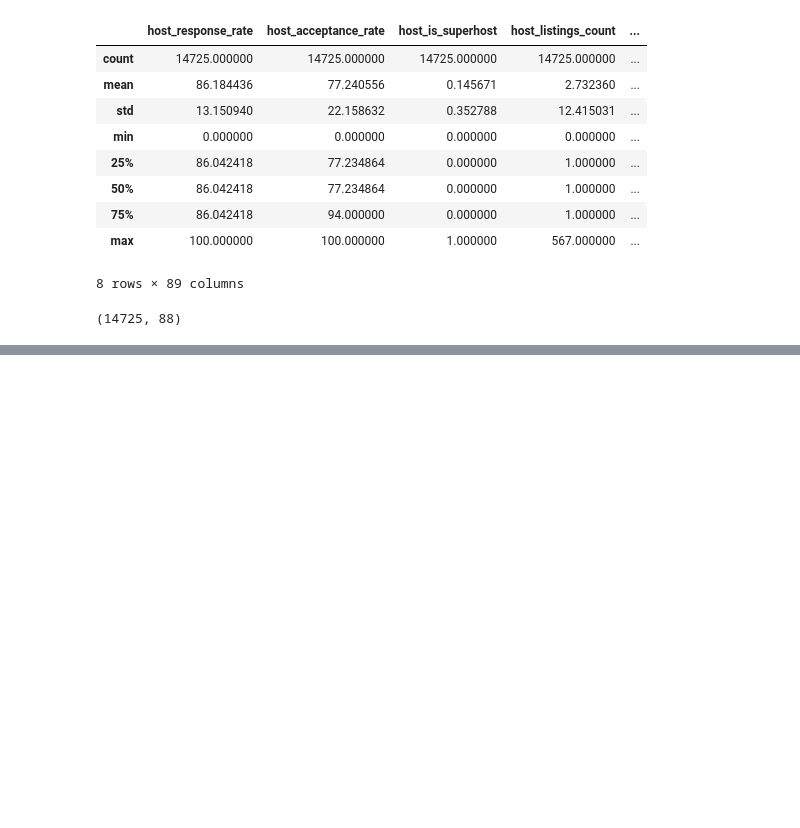
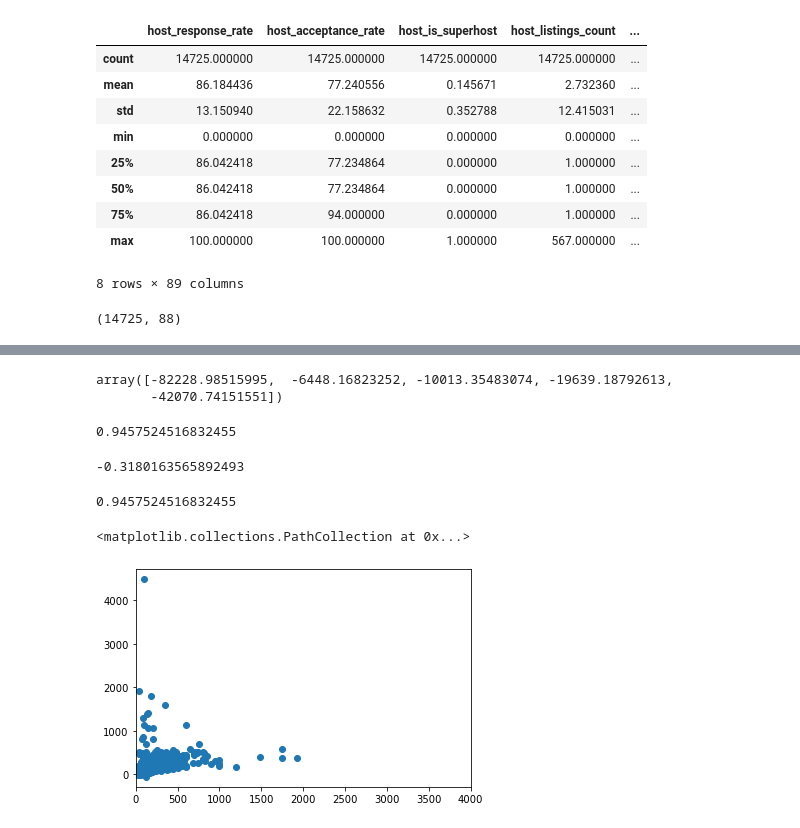
Before and after one commit to vedantbhatnagar/airbnb, a Jupyter notebook: feature_engineering.ipynb, the cells around one changed output, grey strips where cells are left out. Drawn from its saved outputs; the diff is of its cells as text; code cells hidden in the pictures; blank space fills up the shorter version.

```diff
--- a/feature_engineering.ipynb
+++ b/feature_engineering.ipynb
@@ -349,0 +395,28 @@ r2_score(df2_dummies['price'], df2_dummies['price_pred'])
+# %%
+scores
+# %% [output]
+array([-82228.98515995,  -6448.16823252, -10013.35483074, -19639.18792613,
+       -42070.74151551])
+# %%
+xgb = XGBRegressor().fit(X_train, y_train)
+# %%
+xgb.score(X_train, y_train)
+# %% [output]
+0.9457524516832455
+# %%
+y_test_pred = xgb.predict(X_test)
+r2_score(y_test, y_test_pred)
+# %% [output]
+-0.3180163565892493
+# %%
+y_train_pred = xgb.predict(X_train)
+r2_score(y_train, y_train_pred)
+# %% [output]
+0.9457524516832455
+# %%
+import matplotlib.pyplot as plt
+plt.xlim(0, 4000)
+plt.scatter(y_test, y_test_pred)
+# %% [output]
+<matplotlib.collections.PathCollection at 0x...>
+[figure, added]
```
Also changed, not shown: parts of 32 cells of this notebook.
